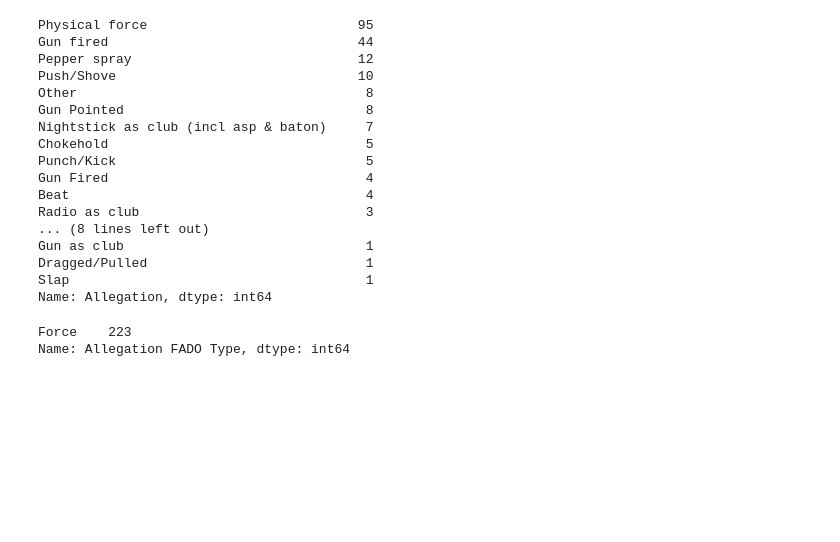
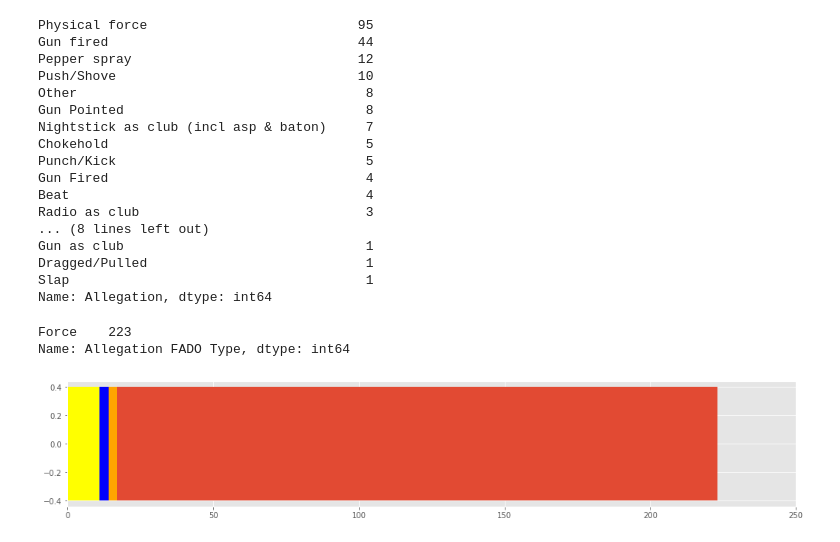
Before and after one commit to rashidakamal/100daysofdata, a Jupyter notebook: 01/analysis.ipynb, the cells around one changed output. Cells and saved outputs as stored; diff of their text form; code cells hidden in the pictures; blank space fills up the shorter version.

```diff
--- a/01/analysis.ipynb
+++ b/01/analysis.ipynb
@@ -316,3 +317,17 @@ long_cases["Allegation FADO Type"].value_counts()
 # %% [output]
 Force    223
 Name: Allegation FADO Type, dtype: int64
+# %%
+plt.figure(figsize=(17,3))
+
+plt.barh(0, 223)
+plt.barh(0, 17, color="orange") # subject retired
+plt.barh(0, 14, color="blue") # subject resigned
+plt.barh(0, 11, color="yellow") # found substantiated
+
+plt.xlim(0, 250)
+
+plt.savefig("output/stacked_bar.pdf", transparent=True)
+plt.show()
+# %% [output]
+[figure, added]
```
Also changed, not shown: parts of 1 cell of this notebook, 2 other files.
